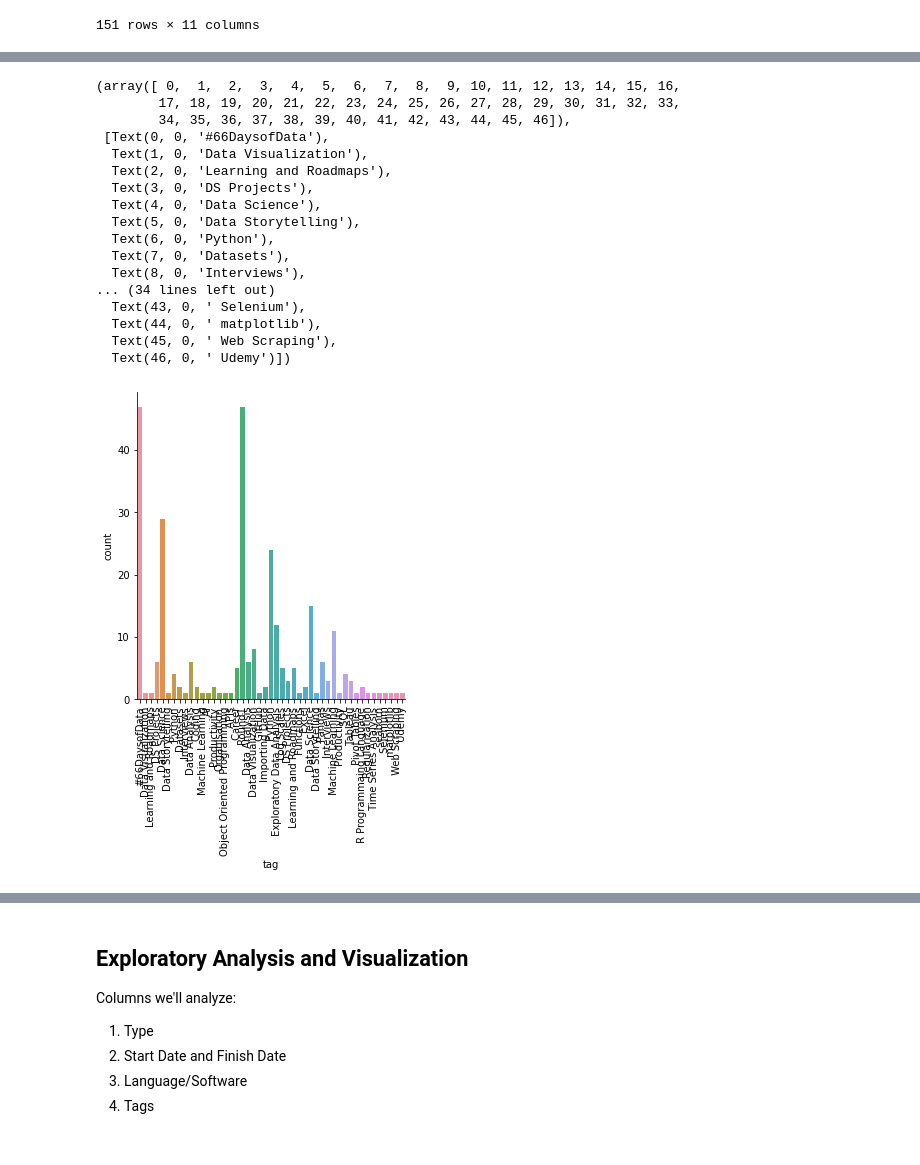
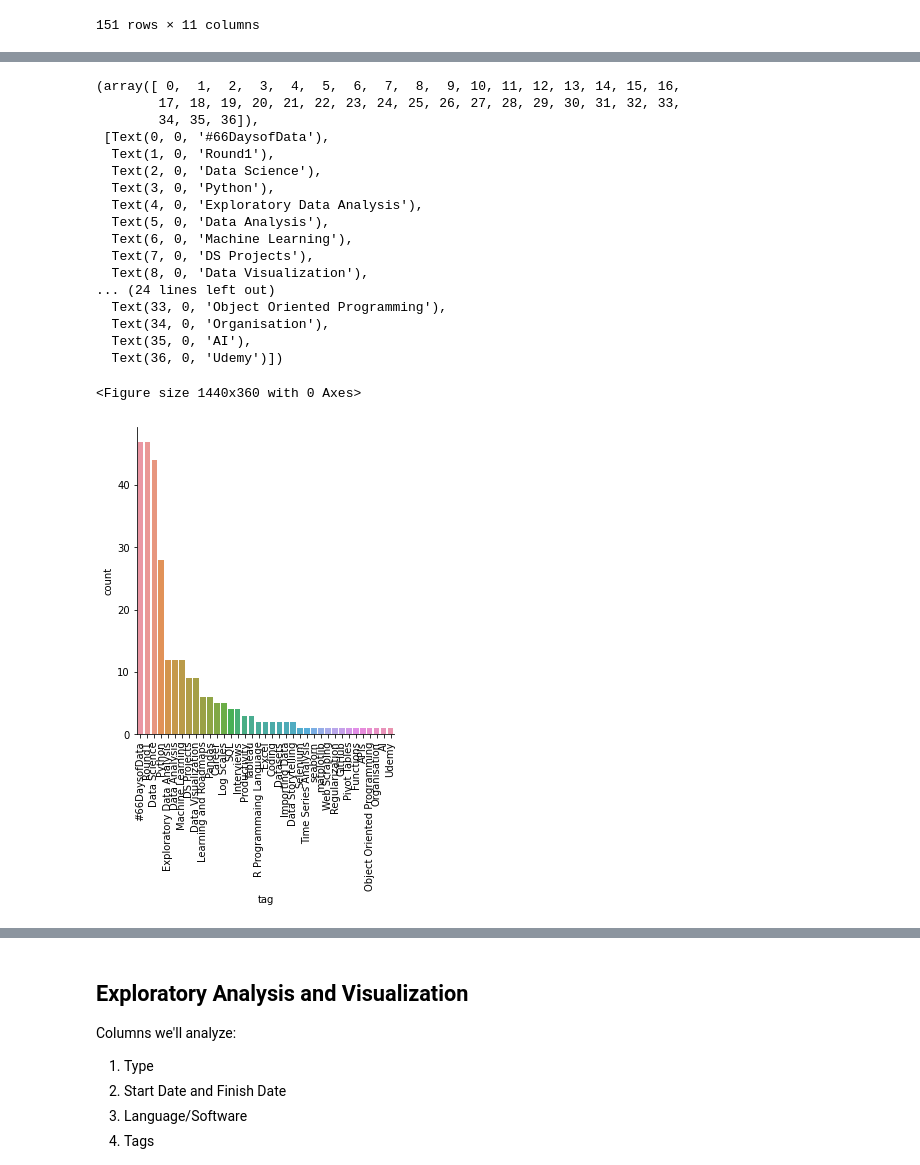
Before and after one commit to franco3x/Notion-66-Days-of-Data, a Jupyter notebook: Notion 66 Days of Data.ipynb, the cells around one changed output, grey strips where cells are left out. Cells and saved outputs as stored; diff of their text form; code cells hidden in the pictures.

```diff
--- a/Notion 66 Days of Data.ipynb
+++ b/Notion 66 Days of Data.ipynb
@@ -459,7 +492,8 @@ df["Tags"].str.split(",", expand=True)
 # %%
 tag_count = df.copy()
 tag_count = pd.concat([tag_count, df["Tags"].str.split(",", expand=True)], axis=1)
-tag_count = tag_count.melt(id_vars=["Type", "Name", "Source", "Hours", "Finish_Date", "Author", "Start_Date", "Language/Software"], value_vars=range(11), value_name="tag")
+tag_count = tag_count.melt(id_vars=["Type", "Name", "Source", "Hours", "Finish_Date", "Author", "Start_Date", "Language/Software", "Status"], value_vars=range(11), value_name="tag")
 tag_count = tag_count[tag_count["tag"].notna()]
+tag_count['tag'] = tag_count['tag'].str.strip()
 tag_count
 # %% [output]
@@ -479,22 +526,26 @@ tag_count
 # %%
-ax = sns.catplot(x='tag', data=tag_count, kind='count')
+#plot_order = tag_count.groupby("tag").sum().sort_values(ascending=False).index.values
+plt.figure(figsize=(20,5))
+plt.subplots_adjust(hspace = 0.8)
+ax = sns.catplot(x='tag', data=tag_count, kind='count', order=tag_count.tag.value_counts().index)
 plt.xticks(rotation=90)
 # %% [output]
 (array([ 0,  1,  2,  3,  4,  5,  6,  7,  8,  9, 10, 11, 12, 13, 14, 15, 16,
         17, 18, 19, 20, 21, 22, 23, 24, 25, 26, 27, 28, 29, 30, 31, 32, 33,
-        34, 35, 36, 37, 38, 39, 40, 41, 42, 43, 44, 45, 46]),
+        34, 35, 36]),
  [Text(0, 0, '#66DaysofData'),
-  Text(1, 0, 'Data Visualization'),
-  Text(2, 0, 'Learning and Roadmaps'),
-  Text(3, 0, 'DS Projects'),
-  Text(4, 0, 'Data Science'),
-  Text(5, 0, 'Data Storytelling'),
-  Text(6, 0, 'Python'),
-  Text(7, 0, 'Datasets'),
-  Text(8, 0, 'Interviews'),
-... (34 lines left out)
-  Text(43, 0, ' Selenium'),
-  Text(44, 0, ' matplotlib'),
-  Text(45, 0, ' Web Scraping'),
-  Text(46, 0, ' Udemy')])
+  Text(1, 0, 'Round1'),
+  Text(2, 0, 'Data Science'),
+  Text(3, 0, 'Python'),
+  Text(4, 0, 'Exploratory Data Analysis'),
+  Text(5, 0, 'Data Analysis'),
+  Text(6, 0, 'Machine Learning'),
+  Text(7, 0, 'DS Projects'),
+  Text(8, 0, 'Data Visualization'),
+... (24 lines left out)
+  Text(33, 0, 'Object Oriented Programming'),
+  Text(34, 0, 'Organisation'),
+  Text(35, 0, 'AI'),
+  Text(36, 0, 'Udemy')])
+<Figure size 1440x360 with 0 Axes>
-[figure, old version]
+[figure, new version]
```
Also changed, not shown: parts of 16 cells of this notebook.
